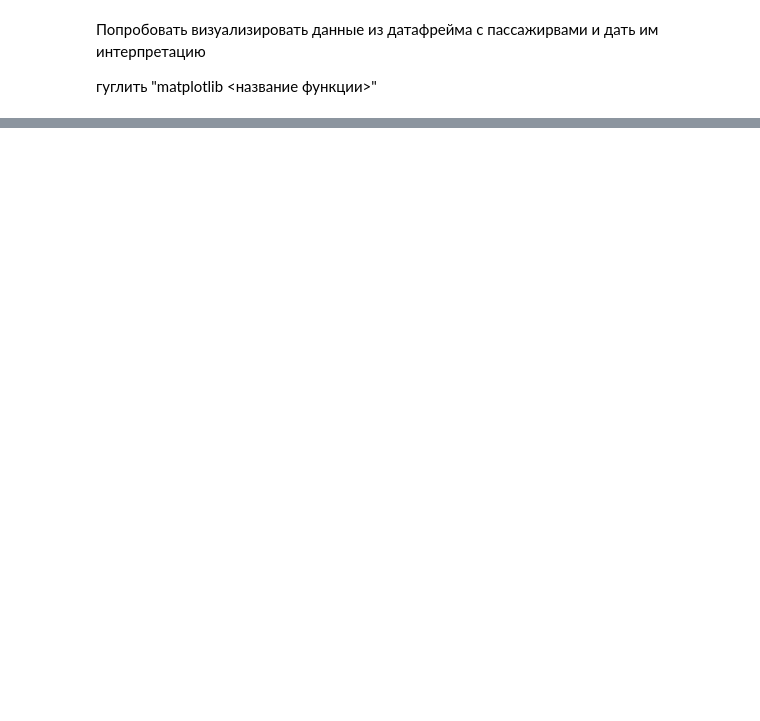
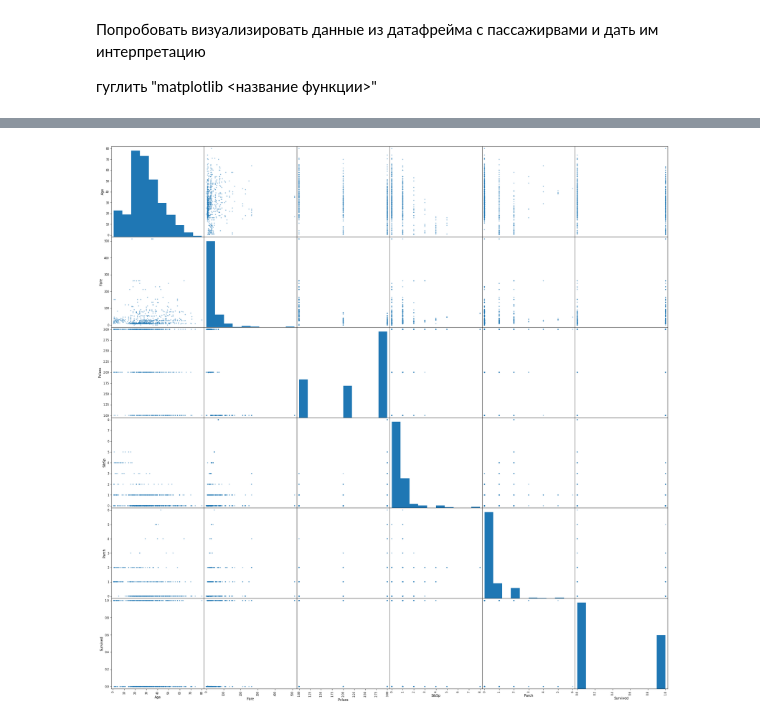
Before and after one commit to SvetoforColumb/product_analyst_course, a Jupyter notebook: notebooks/lesson_2_pandas.ipynb, the cells around one changed output, grey strips where cells are left out. Cells and saved outputs as stored; diff of their text form; code cells hidden in the pictures; blank space fills up the shorter version.

```diff
--- a/notebooks/lesson_2_pandas.ipynb
+++ b/notebooks/lesson_2_pandas.ipynb
@@ -861,0 +948,9 @@ pd.plotting.scatter_matrix?
+# %%
+cols = ['Age', 'Fare', 'Pclass', 'Sex', 'SibSp', 'Parch', 'Embarked', 'Survived']
+pd.plotting.scatter_matrix(passengers_df[cols], figsize = (30, 30))
+plt.show()
+
+# Большинство из тех кто выжил платили за более дорогие билеты
+# Более взрослые пассажиры платили за более высокий класс
+# %% [output]
+[figure, added]
```
Also changed, not shown: parts of 27 cells of this notebook, 2 other files.
